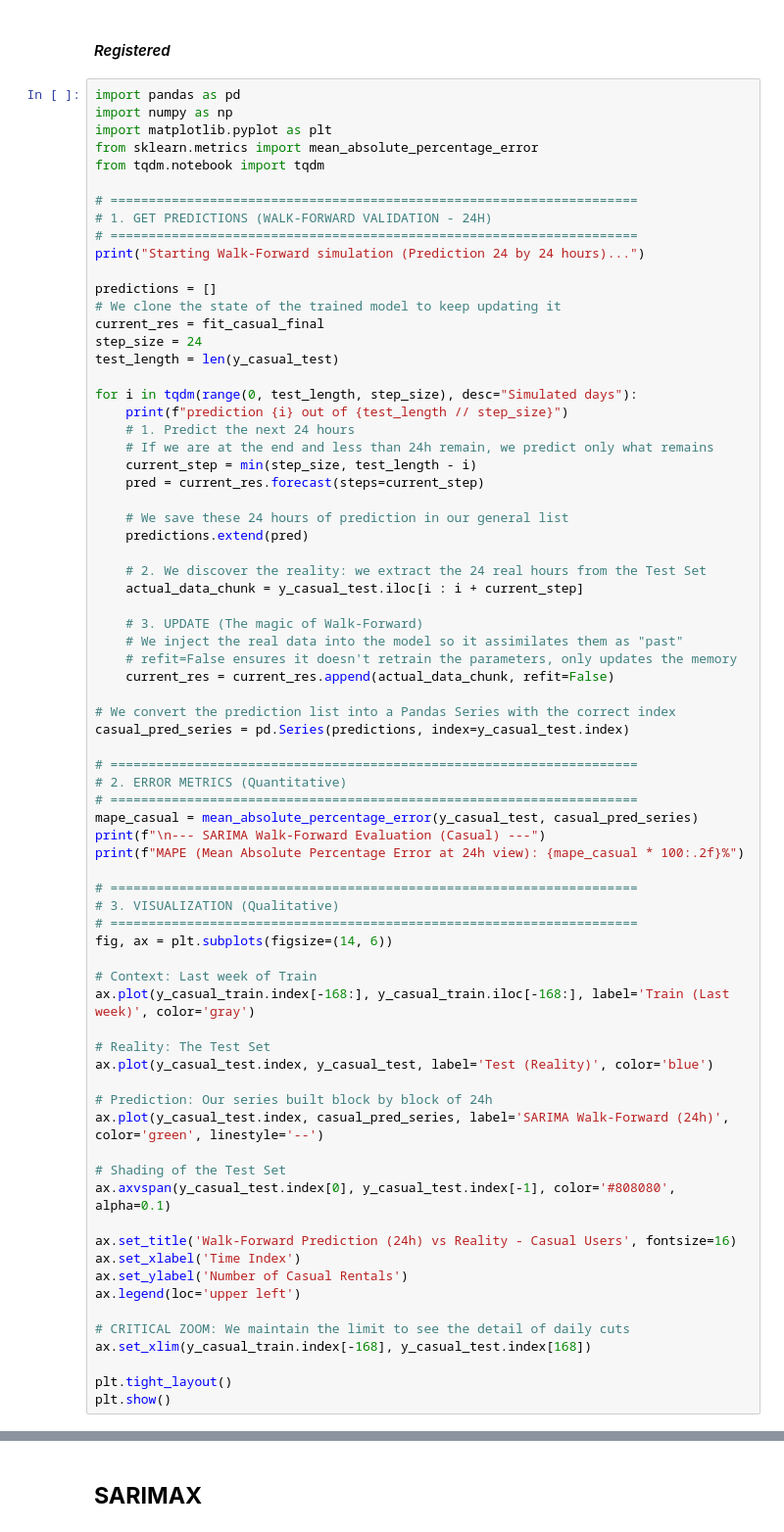
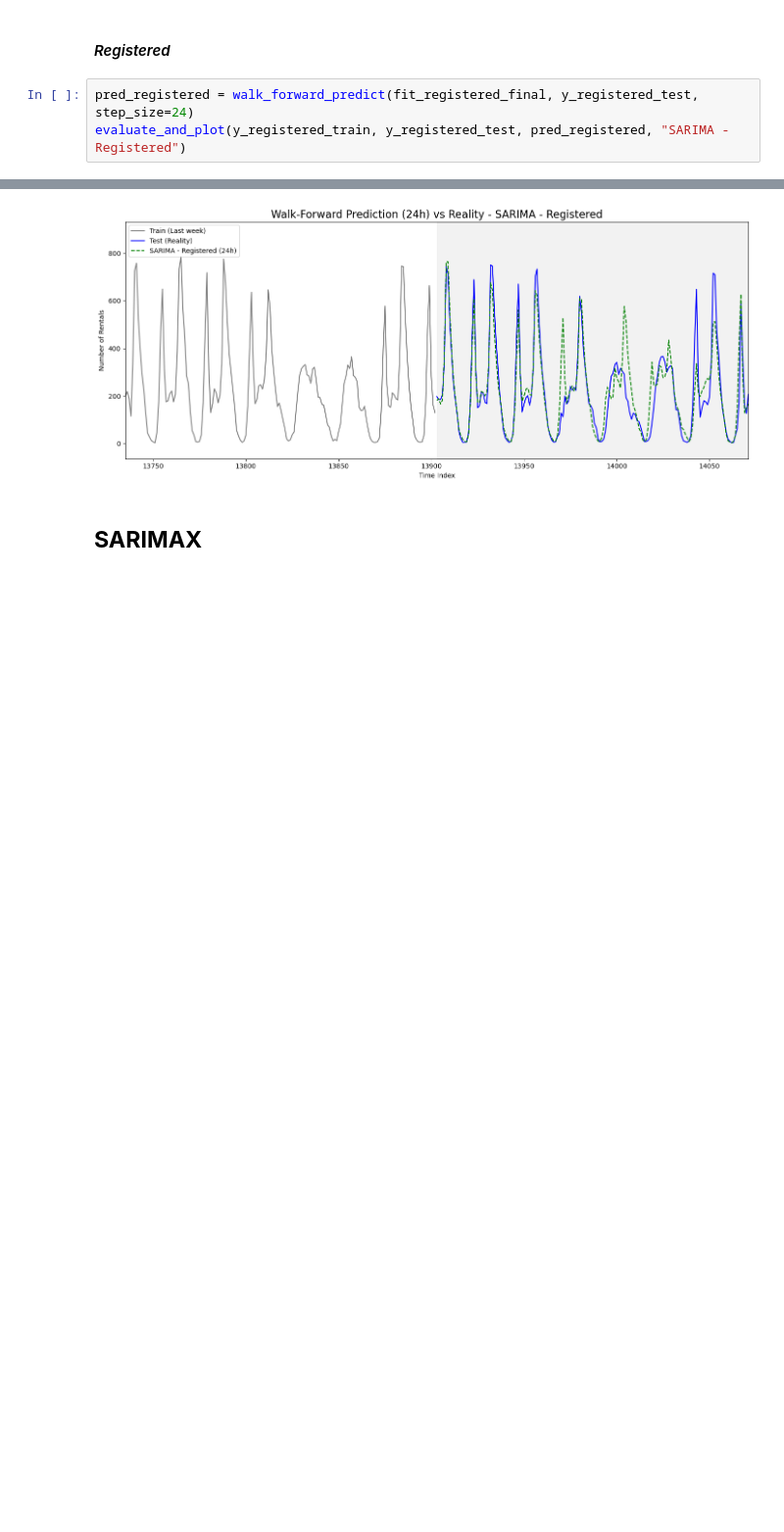
Before and after one commit to ikeiba/bike-sharing-time-series, a Jupyter notebook: project_submission/sarima_sarimax.ipynb, the cells around one changed output, grey strips where cells are left out. Shown at 98% size. Cells and saved outputs as stored; diff of their text form; blank space fills up the shorter version.

```diff
--- a/project_submission/sarima_sarimax.ipynb
+++ b/project_submission/sarima_sarimax.ipynb
@@ -460,75 +410,6 @@ plt.show()
 # %% [markdown]
 #### *Registered*
 # %%
-import pandas as pd
-import numpy as np
-import matplotlib.pyplot as plt
-from sklearn.metrics import mean_absolute_percentage_error
-from tqdm.notebook import tqdm
-
-# =====================================================================
-# 1. GET PREDICTIONS (WALK-FORWARD VALIDATION - 24H)
-# =====================================================================
-print("Starting Walk-Forward simulation (Prediction 24 by 24 hours)...")
-
-predictions = []
-# We clone the state of the trained model to keep updating it
-current_res = fit_casual_final
-step_size = 24
-test_length = len(y_casual_test)
-
-for i in tqdm(range(0, test_length, step_size), desc="Simulated days"):
-    print(f"prediction {i} out of {test_length // step_size}")
-    # 1. Predict the next 24 hours
-    # If we are at the end and less than 24h remain, we predict only what remains
-    current_step = min(step_size, test_length - i)
-    pred = current_res.forecast(steps=current_step)
-
-    # We save these 24 hours of prediction in our general list
-    predictions.extend(pred)
-
-    # 2. We discover the reality: we extract the 24 real hours from the Test Set
-    actual_data_chunk = y_casual_test.iloc[i : i + current_step]
-
-    # 3. UPDATE (The magic of Walk-Forward)
-    # We inject the real data into the model so it assimilates them as "past"
-    # refit=False ensures it doesn't retrain the parameters, only updates the memory
-    current_res = current_res.append(actual_data_chunk, refit=False)
-
-# We convert the prediction list into a Pandas Series with the correct index
-casual_pred_series = pd.Series(predictions, index=y_casual_test.index)
-
-# =====================================================================
-# 2. ERROR METRICS (Quantitative)
-# =====================================================================
-mape_casual = mean_absolute_percentage_error(y_casual_test, casual_pred_series)
-print(f"\n--- SARIMA Walk-Forward Evaluation (Casual) ---")
-print(f"MAPE (Mean Absolute Percentage Error at 24h view): {mape_casual * 100:.2f}%")
-
-# =====================================================================
-# 3. VISUALIZATION (Qualitative)
-# =====================================================================
-fig, ax = plt.subplots(figsize=(14, 6))
-
-# Context: Last week of Train
-ax.plot(y_casual_train.index[-168:], y_casual_train.iloc[-168:], label='Train (Last week)', color='gray')
-
-# Reality: The Test Set
-ax.plot(y_casual_test.index, y_casual_test, label='Test (Reality)', color='blue')
-
-# Prediction: Our series built block by block of 24h
-ax.plot(y_casual_test.index, casual_pred_series, label='SARIMA Walk-Forward (24h)', color='green', linestyle='--')
-
-# Shading of the Test Set
-ax.axvspan(y_casual_test.index[0], y_casual_test.index[-1], color='#808080', alpha=0.1)
-
-ax.set_title('Walk-Forward Prediction (24h) vs Reality - Casual Users', fontsize=16)
-ax.set_xlabel('Time Index')
-ax.set_ylabel('Number of Casual Rentals')
-ax.legend(loc='upper left')
-
-# CRITICAL ZOOM: We maintain the limit to see the detail of daily cuts
-ax.set_xlim(y_casual_train.index[-168], y_casual_test.index[168])
-
-plt.tight_layout()
-plt.show()
+pred_registered = walk_forward_predict(fit_registered_final, y_registered_test, step_size=24)
+evaluate_and_plot(y_registered_train, y_registered_test, pred_registered, "SARIMA - Registered")
+# %% [output]
@@ -535,3 +417,4 @@ plt.show()
+[figure, added]
 # %% [markdown]
 ## **SARIMAX**
 # %% [markdown]
```
Also changed, not shown: parts of 29 cells of this notebook.
